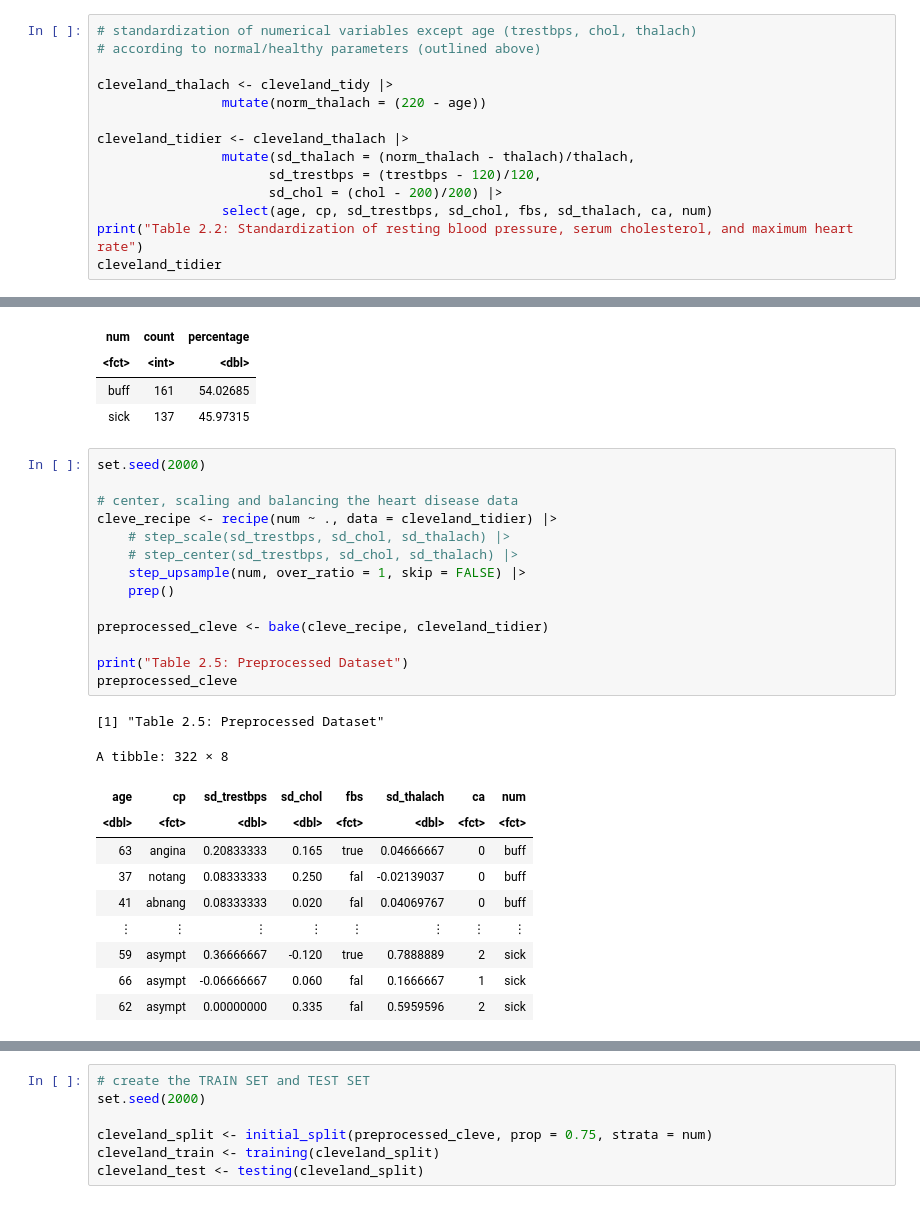
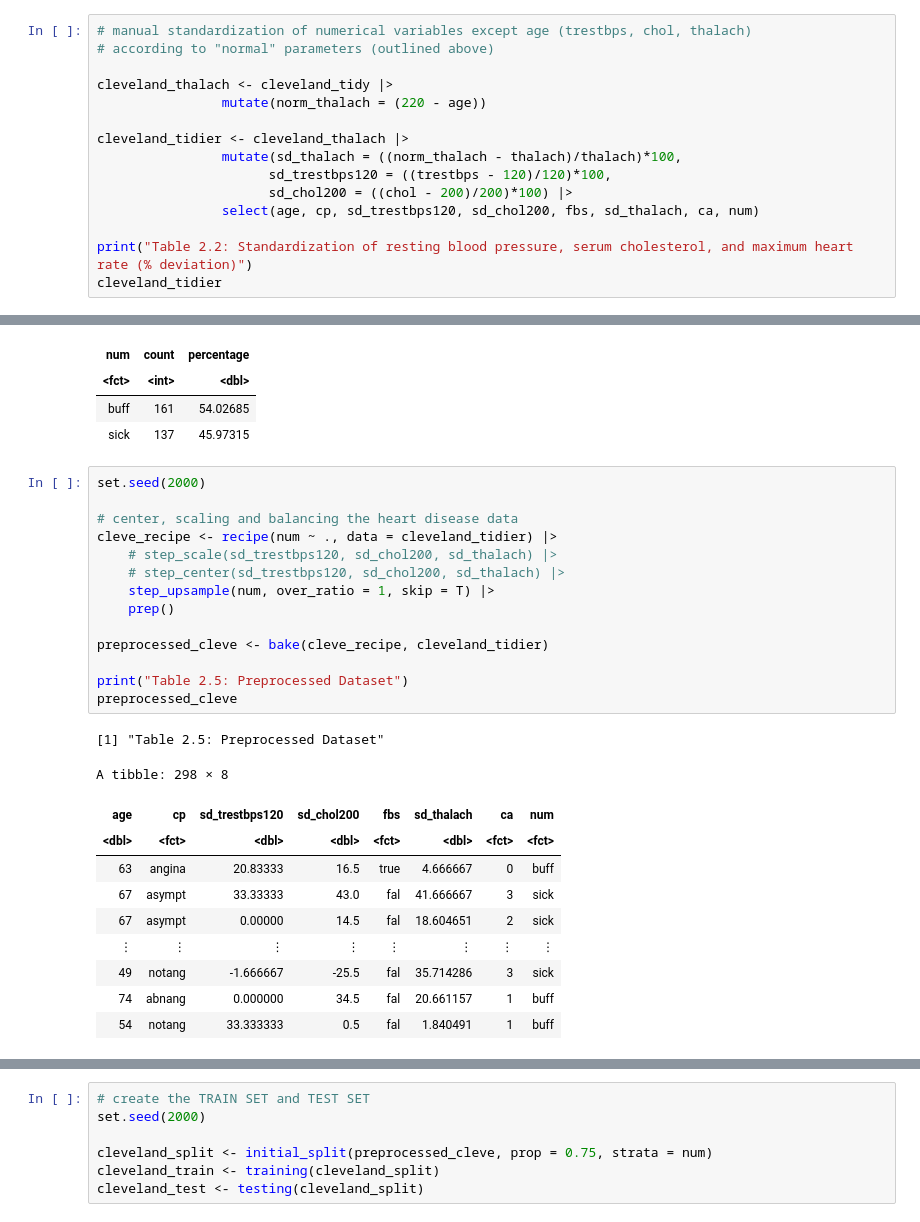
Before and after one commit to JennWan/Group_Project, a Jupyter notebook: newcleveland_2.ipynb, the cells around one changed output, grey strips where cells are left out. Saved outputs shown, nothing was run; the diff lists cells and outputs as text.

Commit message:
method narration + percent standardization

```diff
--- a/newcleveland_2.ipynb
+++ b/newcleveland_2.ipynb
@@ -212,15 +222,16 @@ A tibble: 1 × 4
 # %%
-# standardization of numerical variables except age (trestbps, chol, thalach)
-# according to normal/healthy parameters (outlined above)
+# manual standardization of numerical variables except age (trestbps, chol, thalach)
+# according to "normal" parameters (outlined above)
 
 cleveland_thalach <- cleveland_tidy |>
                 mutate(norm_thalach = (220 - age))
 
 cleveland_tidier <- cleveland_thalach |>
-                mutate(sd_thalach = (norm_thalach - thalach)/thalach,
-                      sd_trestbps = (trestbps - 120)/120,
-                      sd_chol = (chol - 200)/200) |>
-                select(age, cp, sd_trestbps, sd_chol, fbs, sd_thalach, ca, num)
-print("Table 2.2: Standardization of resting blood pressure, serum cholesterol, and maximum heart rate")
+                mutate(sd_thalach = ((norm_thalach - thalach)/thalach)*100,
+                      sd_trestbps120 = ((trestbps - 120)/120)*100,
+                      sd_chol200 = ((chol - 200)/200)*100) |>
+                select(age, cp, sd_trestbps120, sd_chol200, fbs, sd_thalach, ca, num)
+
+print("Table 2.2: Standardization of resting blood pressure, serum cholesterol, and maximum heart rate (% deviation)")
 cleveland_tidier
 # %% [output]
@@ -306,29 +316,29 @@ A tibble: 2 × 3
 # %%
 set.seed(2000)
 
 # center, scaling and balancing the heart disease data
 cleve_recipe <- recipe(num ~ ., data = cleveland_tidier) |>
-    # step_scale(sd_trestbps, sd_chol, sd_thalach) |>
-    # step_center(sd_trestbps, sd_chol, sd_thalach) |>
-    step_upsample(num, over_ratio = 1, skip = FALSE) |>
+    # step_scale(sd_trestbps120, sd_chol200, sd_thalach) |>
+    # step_center(sd_trestbps120, sd_chol200, sd_thalach) |>
+    step_upsample(num, over_ratio = 1, skip = T) |>
     prep()
 
 preprocessed_cleve <- bake(cleve_recipe, cleveland_tidier)
 
 print("Table 2.5: Preprocessed Dataset")
 preprocessed_cleve
 # %% [output]
 [1] "Table 2.5: Preprocessed Dataset"
-A tibble: 322 × 8
+A tibble: 298 × 8
-| age | cp | sd_trestbps | sd_chol | fbs | sd_thalach | ca | num |
+| age | cp | sd_trestbps120 | sd_chol200 | fbs | sd_thalach | ca | num |
 | <dbl> | <fct> | <dbl> | <dbl> | <fct> | <dbl> | <fct> | <fct> |
-| 63 | angina | 0.20833333 | 0.165 | true | 0.04666667 | 0 | buff |
-| 37 | notang | 0.08333333 | 0.250 | fal | -0.02139037 | 0 | buff |
-| 41 | abnang | 0.08333333 | 0.020 | fal | 0.04069767 | 0 | buff |
+| 63 | angina | 20.83333 | 16.5 | true | 4.666667 | 0 | buff |
+| 67 | asympt | 33.33333 | 43.0 | fal | 41.666667 | 3 | sick |
+| 67 | asympt | 0.00000 | 14.5 | fal | 18.604651 | 2 | sick |
 | ⋮ | ⋮ | ⋮ | ⋮ | ⋮ | ⋮ | ⋮ | ⋮ |
-| 59 | asympt | 0.36666667 | -0.120 | true | 0.7888889 | 2 | sick |
-| 66 | asympt | -0.06666667 | 0.060 | fal | 0.1666667 | 1 | sick |
-| 62 | asympt | 0.00000000 | 0.335 | fal | 0.5959596 | 2 | sick |
+| 49 | notang | -1.666667 | -25.5 | fal | 35.714286 | 3 | sick |
+| 74 | abnang | 0.000000 | 34.5 | fal | 20.661157 | 1 | buff |
+| 54 | notang | 33.333333 | 0.5 | fal | 1.840491 | 1 | buff |
 # %%
 # find the number and percentage of differing presence of heart disease observations in our data set
 # double check class imbalance
```
Also changed, not shown: parts of 22 cells of this notebook.
